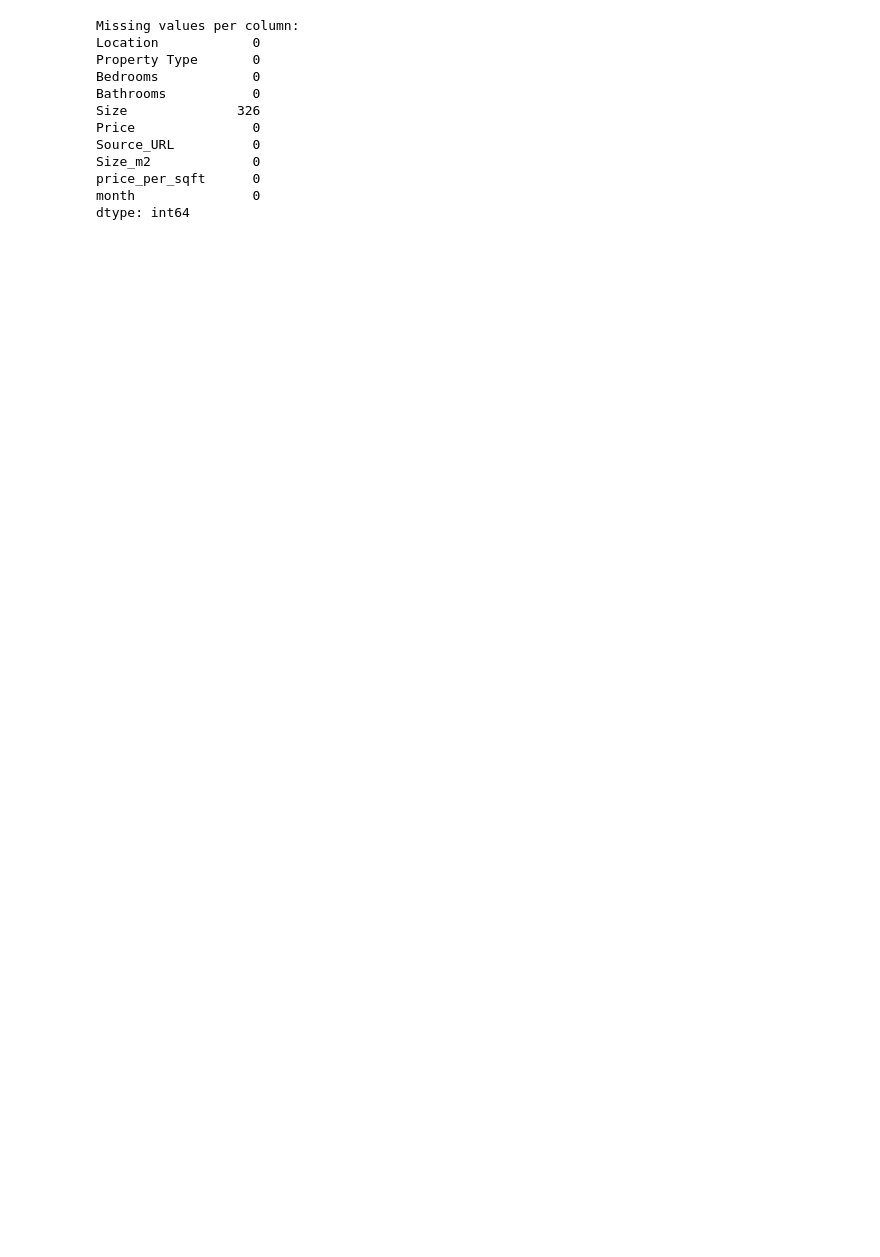
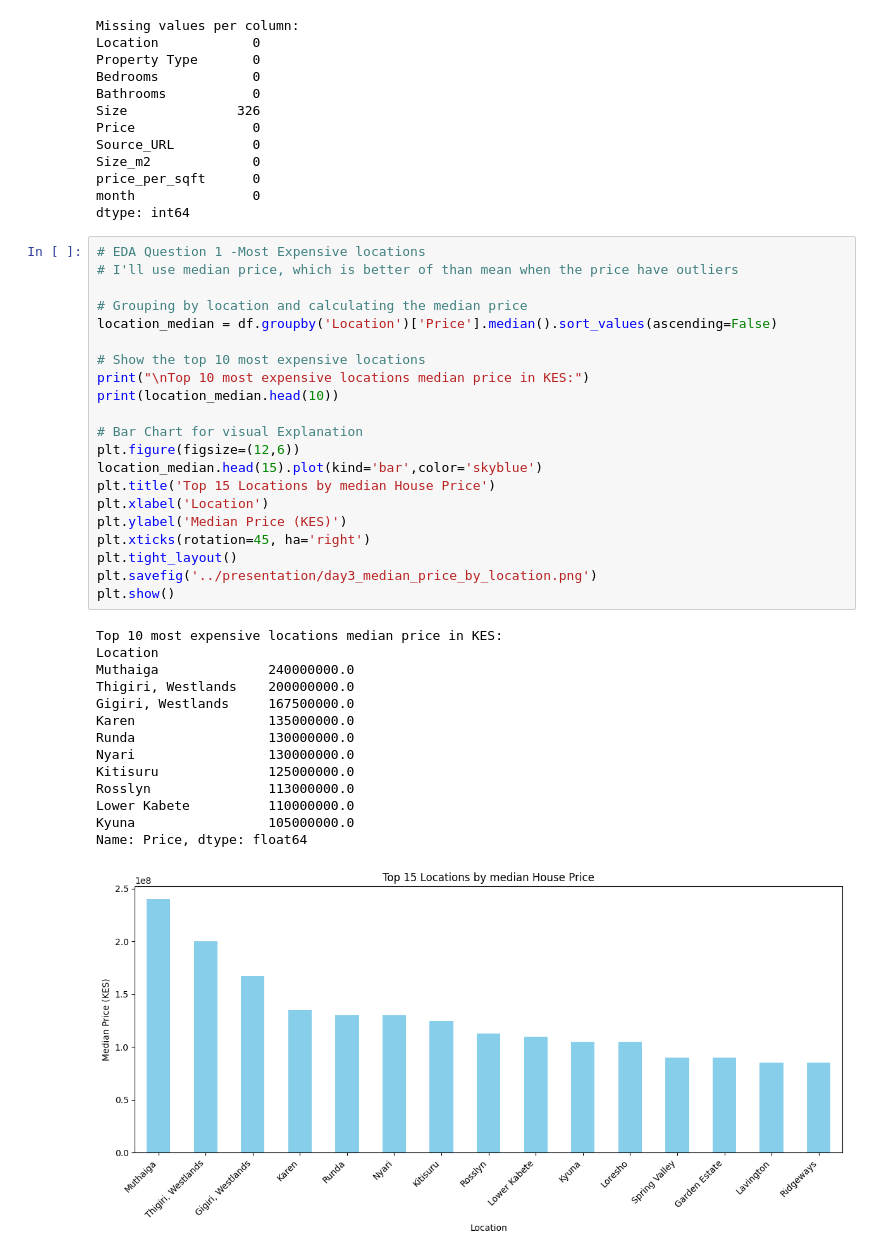
Before and after one commit to Daniel059/nairobi-house-price-prediction, a Jupyter notebook: notebooks/03_day3_eda_baseline_model.ipynb, the cells around one changed output. Cells and saved outputs as stored; diff of their text form; blank space fills up the shorter version.

Commit message:
Performed a simple EDA to answer Question 1: Which Locations are most expensive?

```diff
--- a/notebooks/03_day3_eda_baseline_model.ipynb
+++ b/notebooks/03_day3_eda_baseline_model.ipynb
@@ -68,3 +68,39 @@ Size_m2             0
 price_per_sqft      0
 month               0
 dtype: int64
+# %%
+# EDA Question 1 -Most Expensive locations
+# I'll use median price, which is better of than mean when the price have outliers
+
+# Grouping by location and calculating the median price
+location_median = df.groupby('Location')['Price'].median().sort_values(ascending=False)
+
+# Show the top 10 most expensive locations
+print("\nTop 10 most expensive locations median price in KES:")
+print(location_median.head(10))
+
+# Bar Chart for visual Explanation
+plt.figure(figsize=(12,6))
+location_median.head(15).plot(kind='bar',color='skyblue')
+plt.title('Top 15 Locations by median House Price')
+plt.xlabel('Location')
+plt.ylabel('Median Price (KES)')
+plt.xticks(rotation=45, ha='right')
+plt.tight_layout()
+plt.savefig('../presentation/day3_median_price_by_location.png')
+plt.show()
+# %% [output]
+Top 10 most expensive locations median price in KES:
+Location
+Muthaiga              240000000.0
+Thigiri, Westlands    200000000.0
+Gigiri, Westlands     167500000.0
+Karen                 135000000.0
+Runda                 130000000.0
+Nyari                 130000000.0
+Kitisuru              125000000.0
+Rosslyn               113000000.0
+Lower Kabete          110000000.0
+Kyuna                 105000000.0
+Name: Price, dtype: float64
+[figure, added]
```
